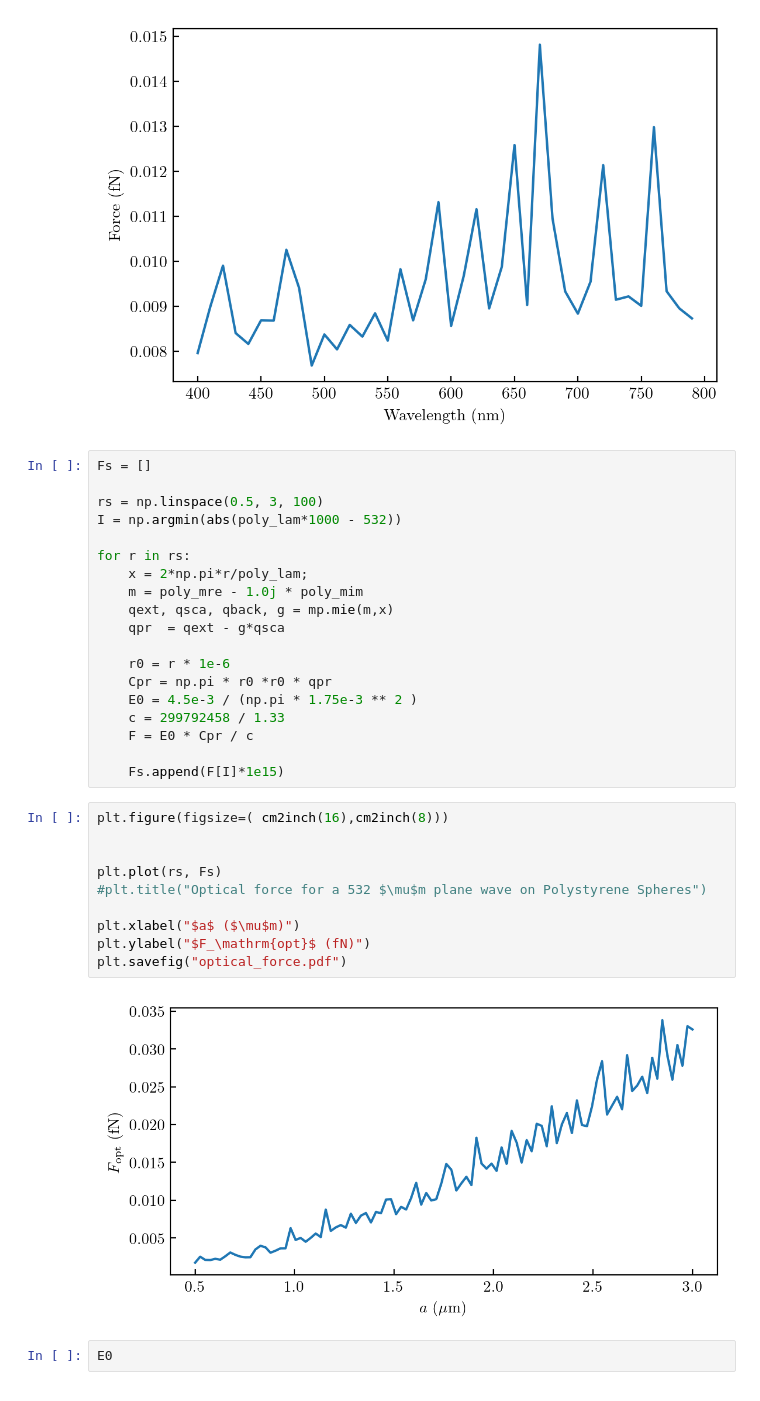
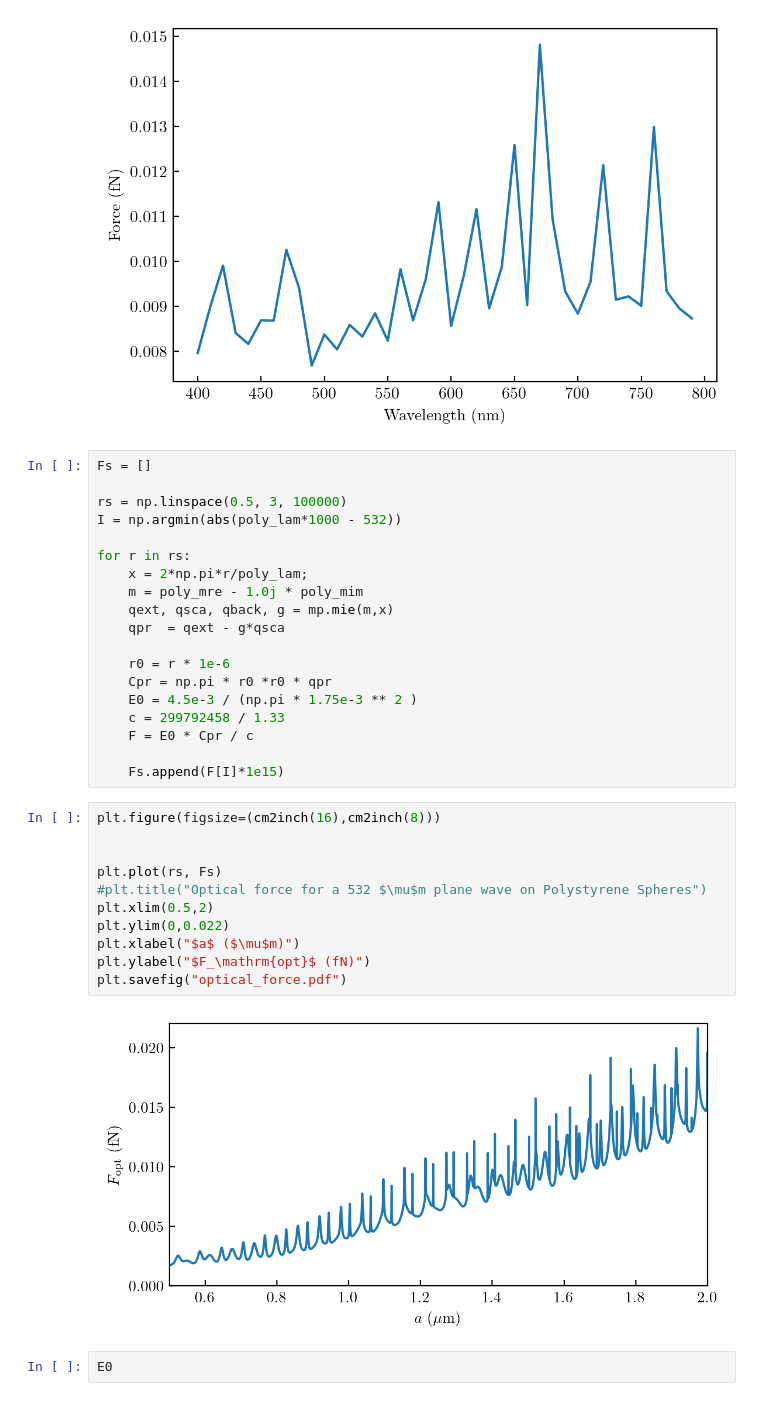
Before and after one commit to eXpensia/Confined-Brownian-Motion, a Jupyter notebook: 02_body/chapter2/images/Calcul_force_optique/Calcul optical force.ipynb, the cells around one changed output. Drawn from its saved outputs; the diff is of its cells as text.

```diff
--- a/02_body/chapter2/images/Calcul_force_optique/Calcul optical force.ipynb
+++ b/02_body/chapter2/images/Calcul_force_optique/Calcul optical force.ipynb
@@ -159,7 +159,7 @@ Text(0, 0.5, 'Force (fN)')
 # %%
 Fs = []
 
-rs = np.linspace(0.5, 3, 100)
+rs = np.linspace(0.5, 3, 100000)
 I = np.argmin(abs(poly_lam*1000 - 532))
 
 for r in rs:
@@ -176,17 +176,18 @@ for r in rs:
 
     Fs.append(F[I]*1e15)
 # %%
-plt.figure(figsize=( cm2inch(16),cm2inch(8)))
+plt.figure(figsize=(cm2inch(16),cm2inch(8)))
 
 
 plt.plot(rs, Fs)
 #plt.title("Optical force for a 532 $\mu$m plane wave on Polystyrene Spheres")
-
+plt.xlim(0.5,2)
+plt.ylim(0,0.022)
 plt.xlabel("$a$ ($\mu$m)")
 plt.ylabel("$F_\mathrm{opt}$ (fN)")
 plt.savefig("optical_force.pdf")
 # %% [output]
-[figure, old version]
+[figure, new version]
 # %%
 E0
 # %% [output]
```
Also changed, not shown: parts of 2 cells of this notebook, 8 other files.
